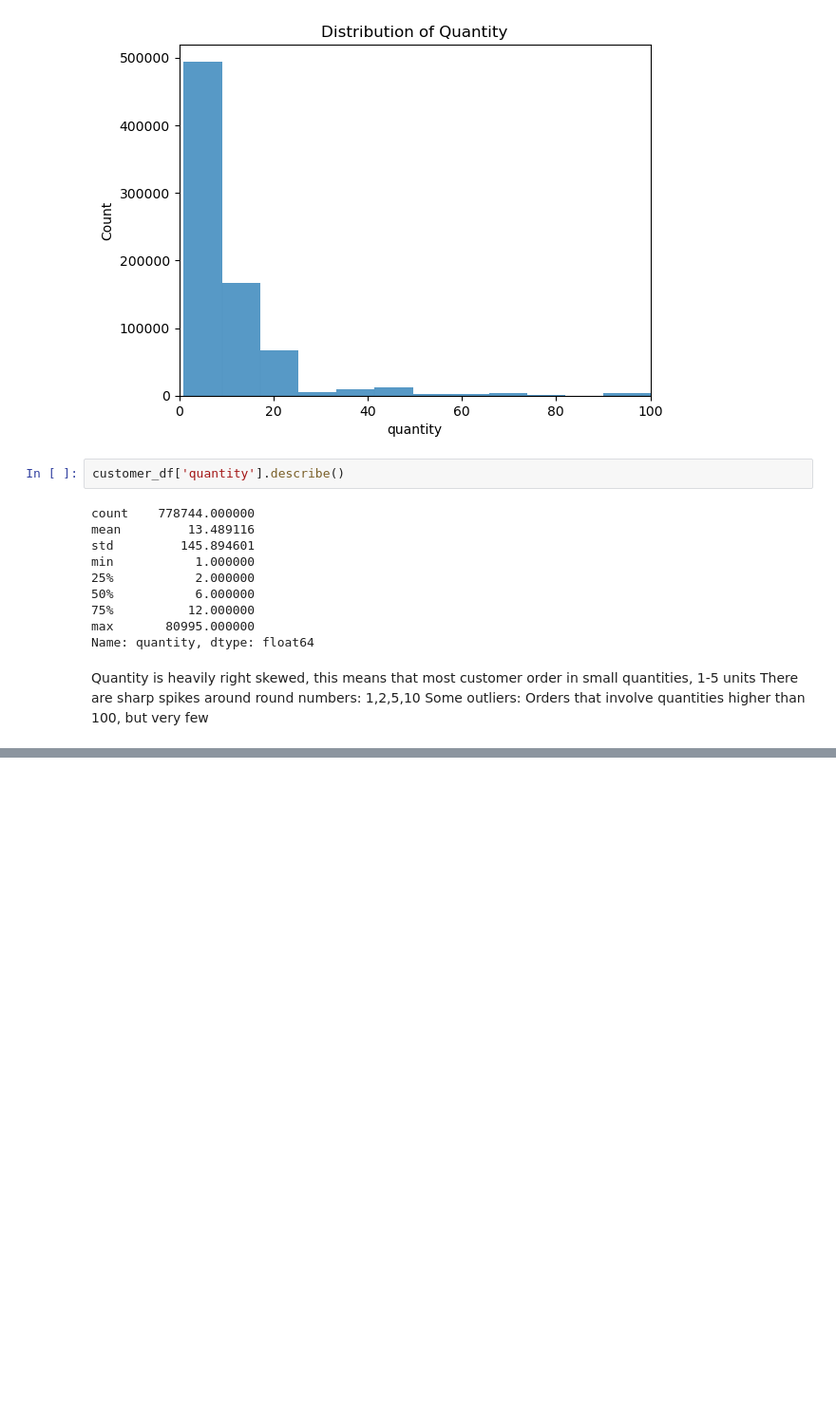
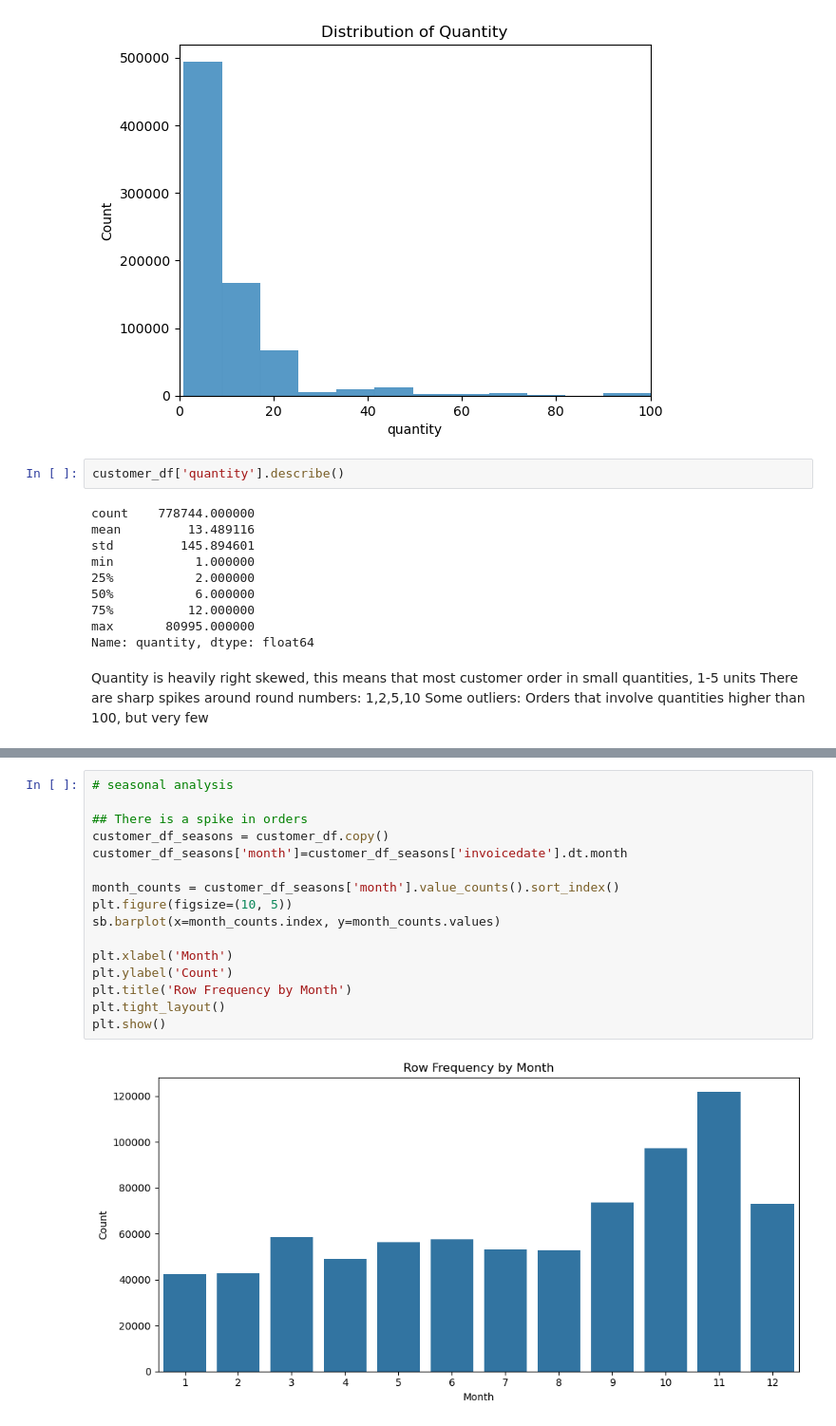
Before and after one commit to pplop20/customer-segmentation-dashboard, a Jupyter notebook: notebooks/main.ipynb, the cells around one changed output, grey strips where cells are left out. Shown at 95% size. Cells and saved outputs as stored; diff of their text form; blank space fills up the shorter version.

```diff
--- a/notebooks/main.ipynb
+++ b/notebooks/main.ipynb
@@ -210,0 +234,18 @@ plt.show()
+# %%
+# seasonal analysis
+
+## There is a spike in orders
+customer_df_seasons = customer_df.copy()
+customer_df_seasons['month']=customer_df_seasons['invoicedate'].dt.month
+
+month_counts = customer_df_seasons['month'].value_counts().sort_index()
+plt.figure(figsize=(10, 5))
+sb.barplot(x=month_counts.index, y=month_counts.values)
+
+plt.xlabel('Month')
+plt.ylabel('Count')
+plt.title('Row Frequency by Month')
+plt.tight_layout()
+plt.show()
+# %% [output]
+[figure, added]
```
Also changed, not shown: parts of 7 cells of this notebook.
